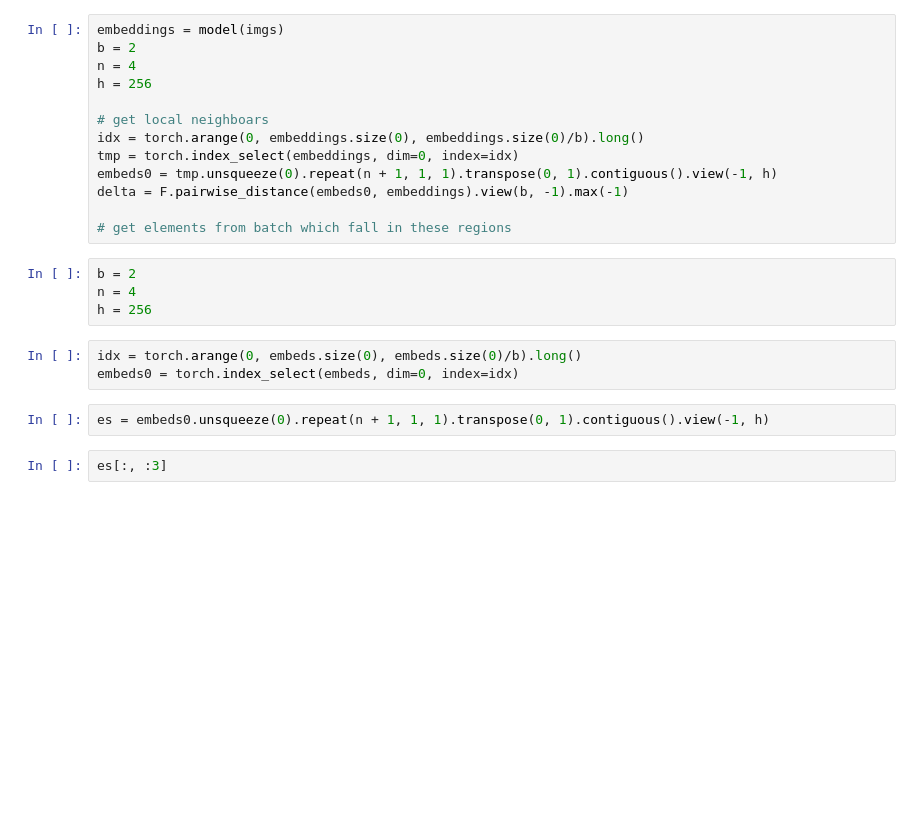
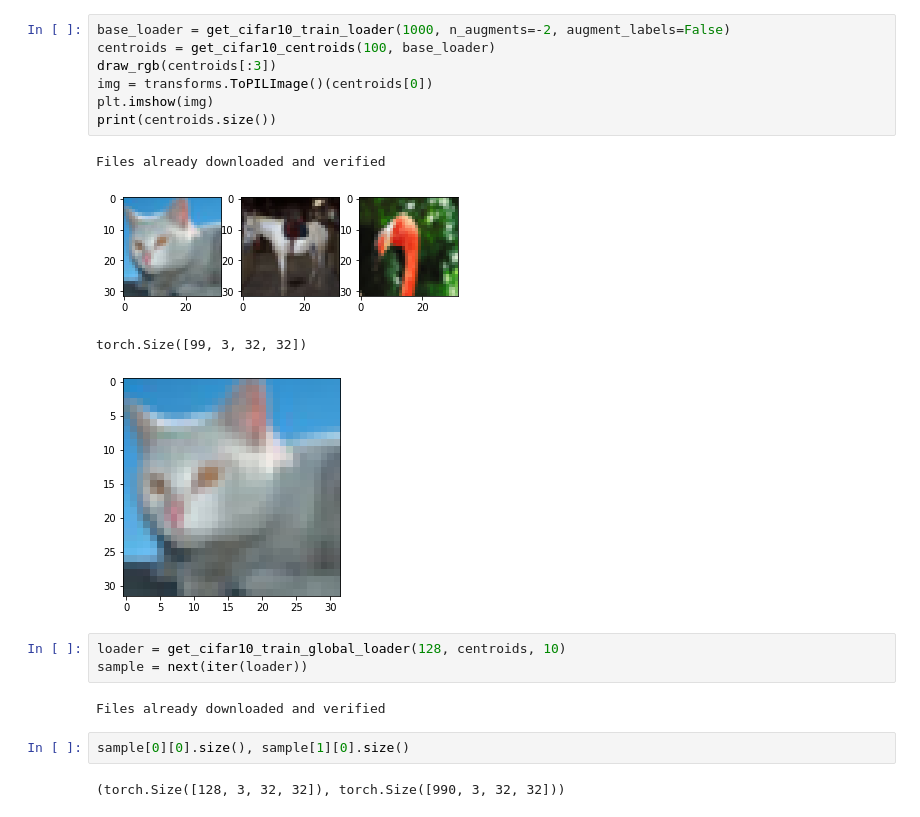
Before and after one commit to kglnsk/pytorch-lifestream, a Jupyter notebook: domyshnik/notebooks/tmp.ipynb, the cells around one changed output. Saved outputs shown, nothing was run; the diff lists cells and outputs as text; blank space fills up the shorter version.

Commit message:
start realization of centroids encoder

```diff
--- a/domyshnik/notebooks/tmp.ipynb
+++ b/domyshnik/notebooks/tmp.ipynb
@@ -58,24 +59,21 @@ model = get_cifar10_metriclearning_persample_model_cated()
-# %%
-embeddings = model(imgs)
-b = 2
-n = 4
-h = 256
-
-# get local neighboars
-idx = torch.arange(0, embeddings.size(0), embeddings.size(0)/b).long()
-tmp = torch.index_select(embeddings, dim=0, index=idx)
-embeds0 = tmp.unsqueeze(0).repeat(n + 1, 1, 1).transpose(0, 1).contiguous().view(-1, h)
-delta = F.pairwise_distance(embeds0, embeddings).view(b, -1).max(-1)
-
-# get elements from batch which fall in these regions
-# %%
-b = 2
-n = 4
-h = 256
-# %%
-idx = torch.arange(0, embeds.size(0), embeds.size(0)/b).long()
-embeds0 = torch.index_select(embeds, dim=0, index=idx)
-# %%
-es = embeds0.unsqueeze(0).repeat(n + 1, 1, 1).transpose(0, 1).contiguous().view(-1, h)
-# %%
-es[:, :3]
+# %%
+base_loader = get_cifar10_train_loader(1000, n_augments=-2, augment_labels=False)
+centroids = get_cifar10_centroids(100, base_loader)
+draw_rgb(centroids[:3])
+img = transforms.ToPILImage()(centroids[0])
+plt.imshow(img)
+print(centroids.size())
+# %% [output]
+Files already downloaded and verified
+[figure, added]
+torch.Size([99, 3, 32, 32])
+[figure, added]
+# %%
+loader = get_cifar10_train_global_loader(128, centroids, 10)
+sample = next(iter(loader))
+# %% [output]
+Files already downloaded and verified
+# %%
+sample[0][0].size(), sample[1][0].size()
+# %% [output]
+(torch.Size([128, 3, 32, 32]), torch.Size([990, 3, 32, 32]))
```
Also changed, not shown: parts of 16 cells of this notebook, 8 other files.
